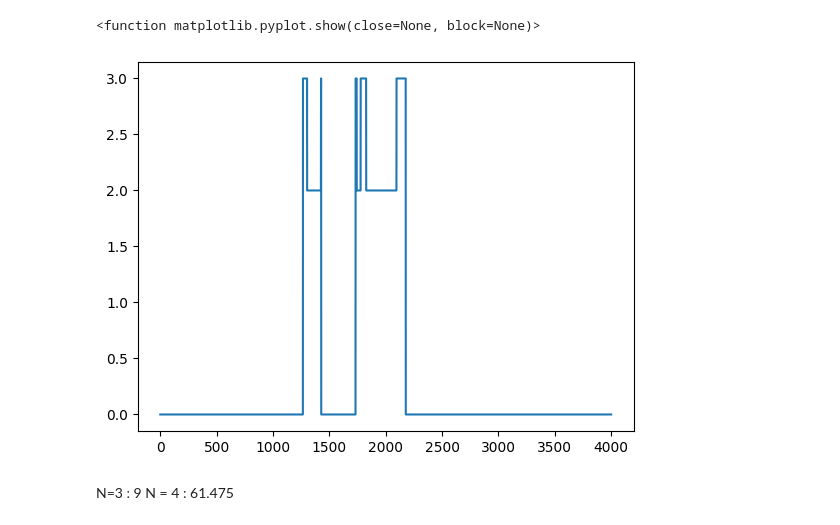
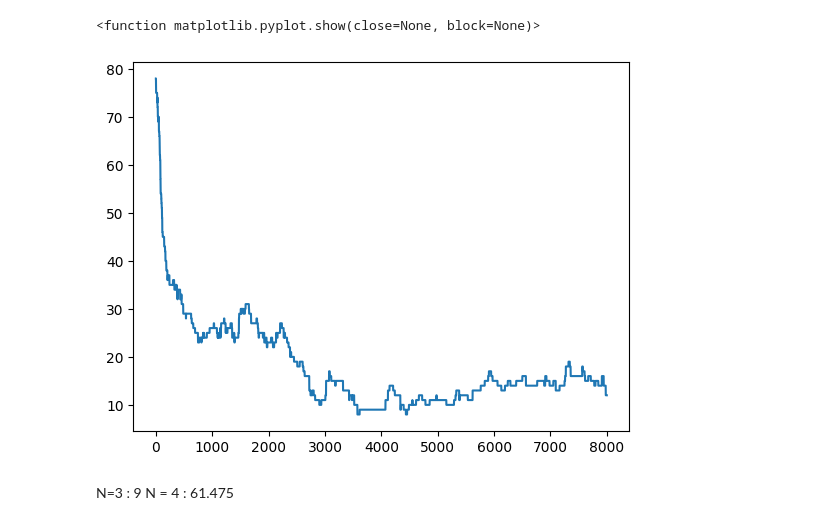
Before and after one commit to Gabriel-lct/ising-model-research, a Jupyter notebook: python/sudoku.ipynb, the cells around one changed output. Drawn from its saved outputs; the diff is of its cells as text; code cells hidden in the pictures.

```diff
--- a/python/sudoku.ipynb
+++ b/python/sudoku.ipynb
@@ -142,11 +164,11 @@ plt.show()
 # %%
-sudo = init_sudoku(2)
-_, Es = metropolis(sudo, 4, 0.4, 5000)
-plt.plot(np.arange(4001), Es[1000:])
+sudo = init_sudoku(3)
+_, Es = metropolis(sudo, 9, 0.4, 8000)
+plt.plot(np.arange(len(Es)), Es)
 plt.show
 # %% [output]
 <function matplotlib.pyplot.show(close=None, block=None)>
-[figure, old version]
+[figure, new version]
 # %% [markdown]
 N=3 : 9
 N = 4 : 61.475
```
Also changed, not shown: parts of 7 cells of this notebook, 6 other files.
